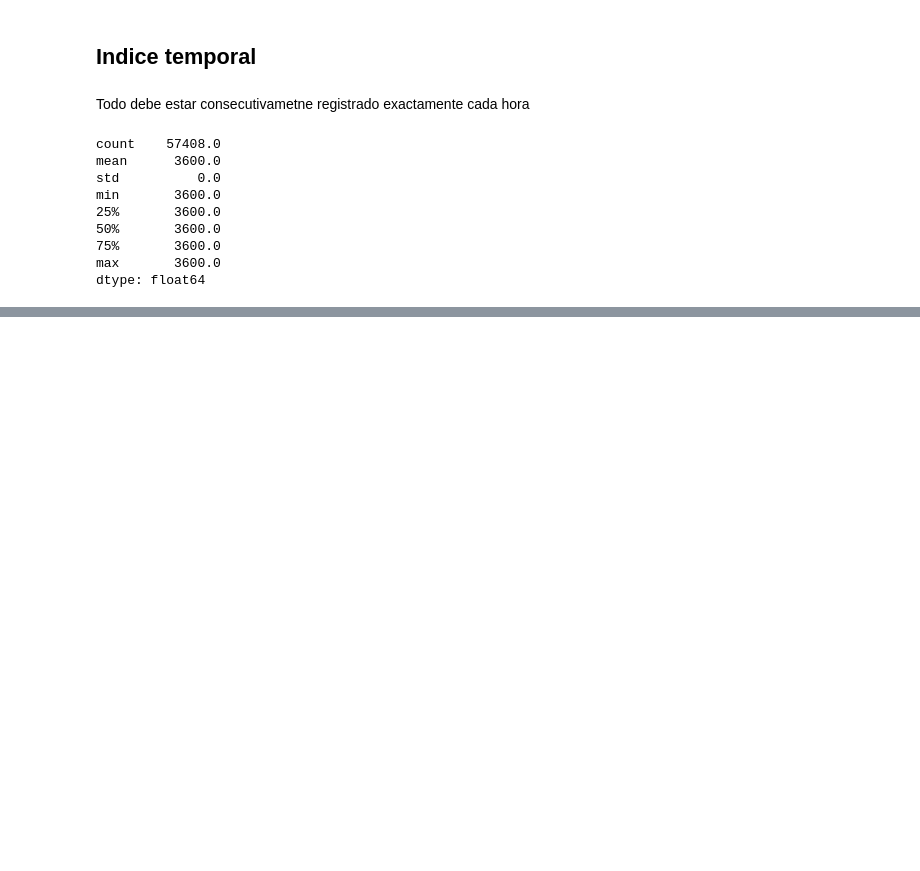
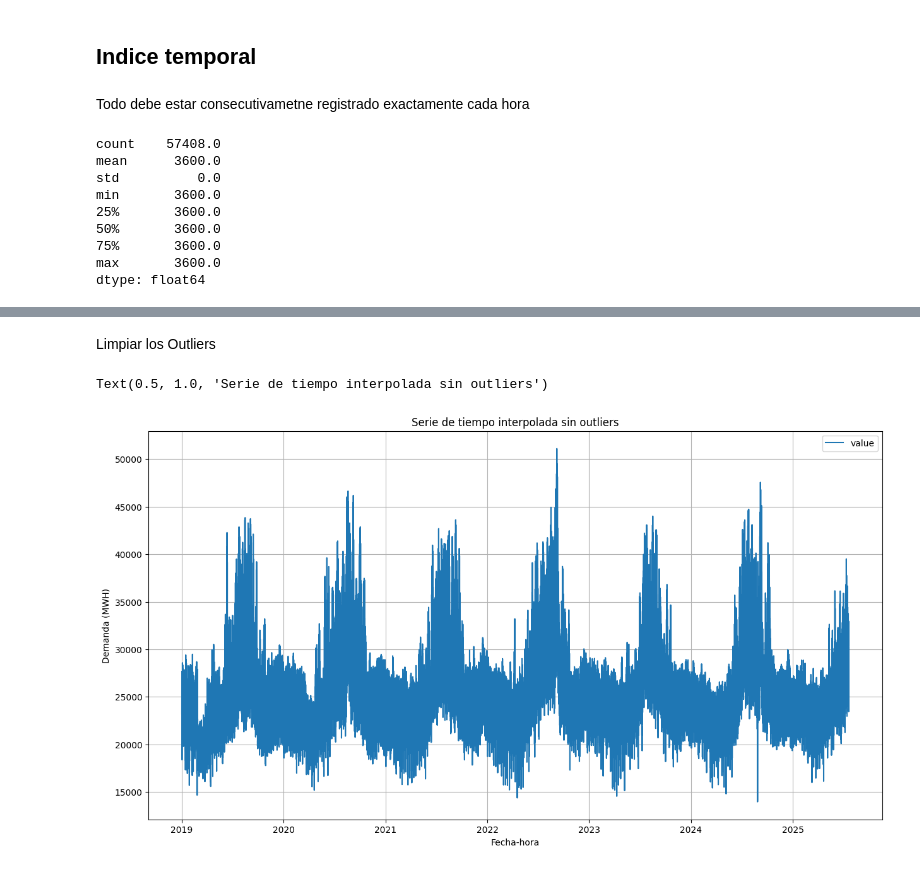
Before and after one commit to JairRamosG/Demanda_Energetica_SARIMA, a Jupyter notebook: notebooks/01_Preprocesamiento.ipynb, the cells around one changed output, grey strips where cells are left out. Saved outputs shown, nothing was run; the diff lists cells and outputs as text; code cells hidden in the pictures; blank space fills up the shorter version.

```diff
--- a/notebooks/01_Preprocesamiento.ipynb
+++ b/notebooks/01_Preprocesamiento.ipynb
@@ -133,0 +161,17 @@ dtype: float64
+# %% [markdown]
+Limpiar los Outliers
+# %%
+idx = df_interpol.index.isin(outliers.index)
+df_interpol.iloc[idx] = None
+
+df_interpol = df_interpol.interpolate(method = 'linear')
+
+fig, ax = plt.subplots(1 , figsize=(15, 8))
+sns.lineplot(df_interpol, ax=ax)
+ax.grid()
+ax.set_xlabel('Fecha-hora')
+ax.set_ylabel('Demanda (MWH)')
+ax.set_title('Serie de tiempo interpolada sin outliers')
+# %% [output]
+Text(0.5, 1.0, 'Serie de tiempo interpolada sin outliers')
+[figure, added]
```
Also changed, not shown: parts of 7 cells of this notebook, 1 other file.
